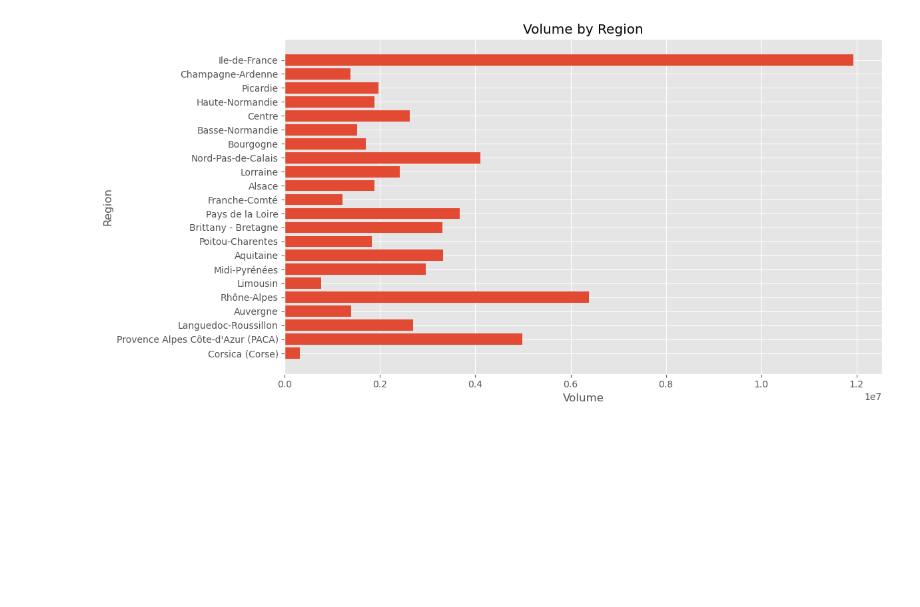
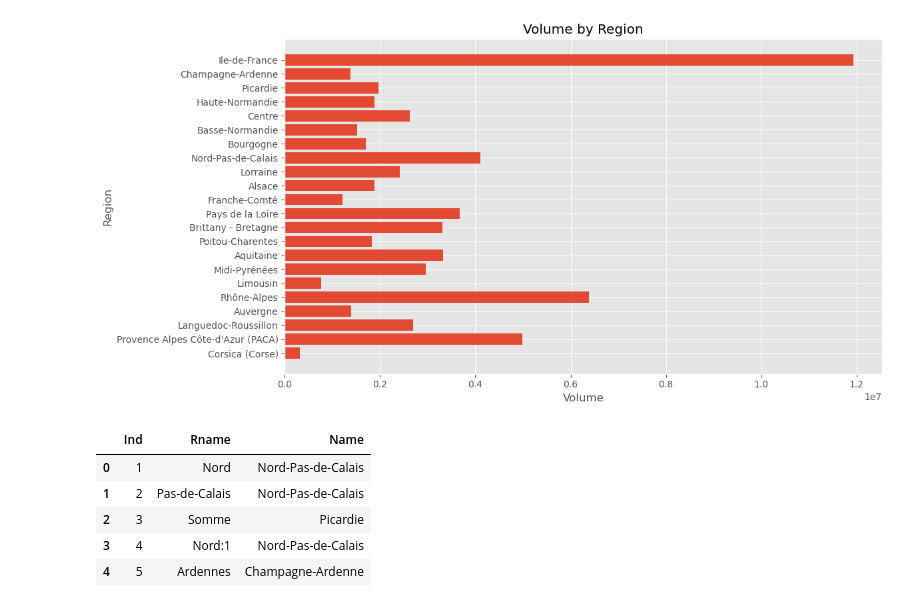
Before and after one commit to dusan-zdravkovic/Actuary-Project, a Jupyter notebook: first.ipynb, the cells around one changed output. Saved outputs shown, nothing was run; the diff lists cells and outputs as text; code cells hidden in the pictures; blank space fills up the shorter version.

Commit message:
loaded departments csv

```diff
--- a/first.ipynb
+++ b/first.ipynb
@@ -108,3 +108,20 @@ plt.tight_layout()
 plt.show()
 # %% [output]
 [figure]
+# %%
+# Load and view departements.csv
+departments_path = "/Users/dusanzdravkovic/Desktop/Actuary-Project/data/departements.csv"
+departments_df = pd.read_csv(departments_path, sep=";", encoding="ISO-8859-1", engine="python")
+
+# Clean column names
+departments_df.columns = departments_df.columns.str.strip().str.replace('#', 'Volume').str.replace(' ', '_')
+
+# Preview
+departments_df.head()
+# %% [output]
+|  | Ind | Rname | Name |
+| 0 | 1 | Nord | Nord-Pas-de-Calais |
+| 1 | 2 | Pas-de-Calais | Nord-Pas-de-Calais |
+| 2 | 3 | Somme | Picardie |
+| 3 | 4 | Nord:1 | Nord-Pas-de-Calais |
+| 4 | 5 | Ardennes | Champagne-Ardenne |
```
Also changed, not shown: parts of 2 cells of this notebook.
